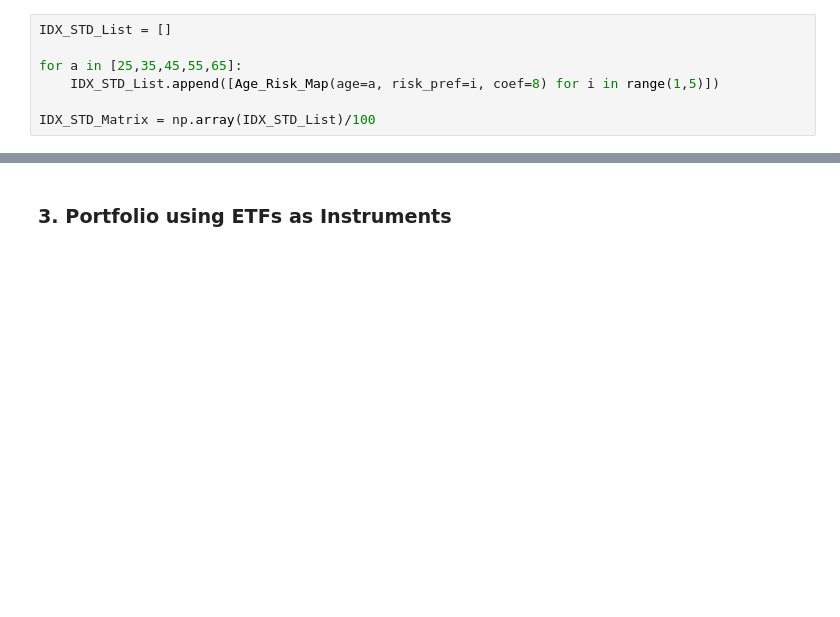
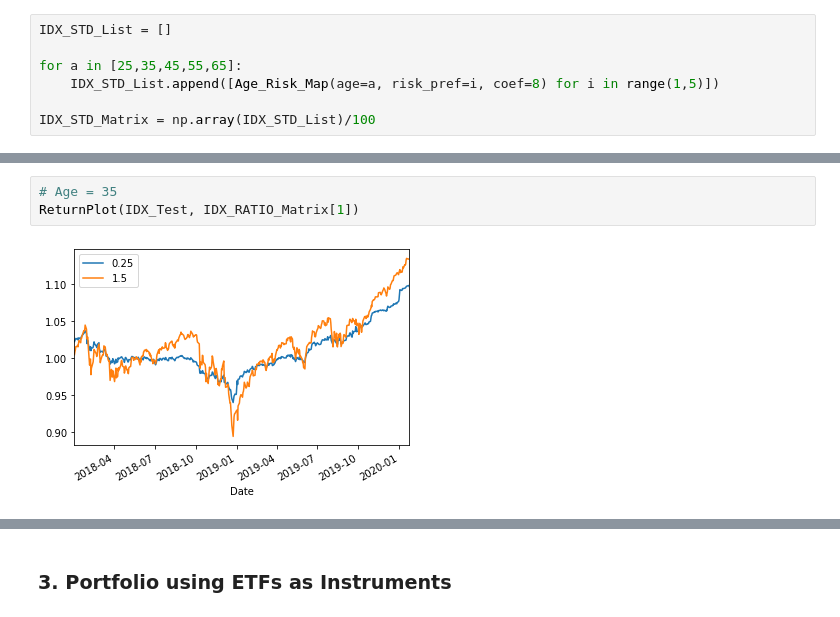
Before and after one commit to Zhehao97/Cornell_IPCC, a Jupyter notebook: Cornell Case Competition .ipynb, the cells around one changed output, grey strips where cells are left out. Saved outputs shown, nothing was run; the diff lists cells and outputs as text; blank space fills up the shorter version.

```diff
--- a/Cornell Case Competition .ipynb
+++ b/Cornell Case Competition .ipynb
@@ -154,0 +183,5 @@ array([[9., 7., 6., 6.],
+# %%
+# Age = 35
+ReturnPlot(IDX_Test, IDX_RATIO_Matrix[1])
+# %% [output]
+[figure, added]
```
Also changed, not shown: parts of 20 cells of this notebook, 4 other files.
